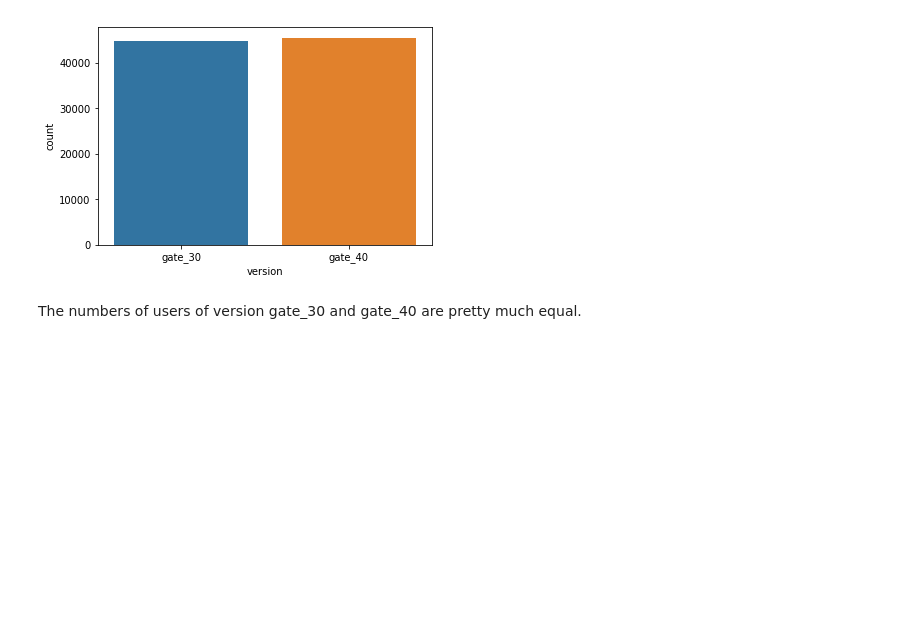
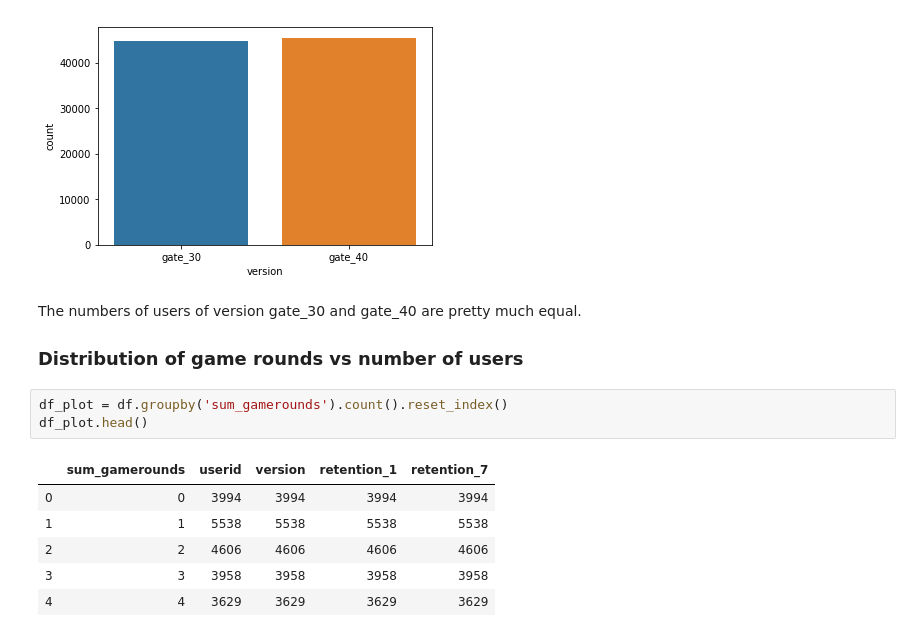
Before and after one commit to Diem-Nguyen/mobile_game_A-B_testing, a Jupyter notebook: cookie_cats.ipynb, the cells around one changed output. Drawn from its saved outputs; the diff is of its cells as text; blank space fills up the shorter version.

```diff
--- a/cookie_cats.ipynb
+++ b/cookie_cats.ipynb
@@ -43,3 +46,15 @@ sns.countplot(x = "version", data = df)
 [figure]
 # %% [markdown]
 The numbers of users of version gate_30 and gate_40 are pretty much equal.
+
+### Distribution of game rounds vs number of users
+# %%
+df_plot = df.groupby('sum_gamerounds').count().reset_index()
+df_plot.head()
+# %% [output]
+|  | sum_gamerounds | userid | version | retention_1 | retention_7 |
+| 0 | 0 | 3994 | 3994 | 3994 | 3994 |
+| 1 | 1 | 5538 | 5538 | 5538 | 5538 |
+| 2 | 2 | 4606 | 4606 | 4606 | 4606 |
+| 3 | 3 | 3958 | 3958 | 3958 | 3958 |
+| 4 | 4 | 3629 | 3629 | 3629 | 3629 |
```
Also changed, not shown: parts of 15 cells of this notebook.
